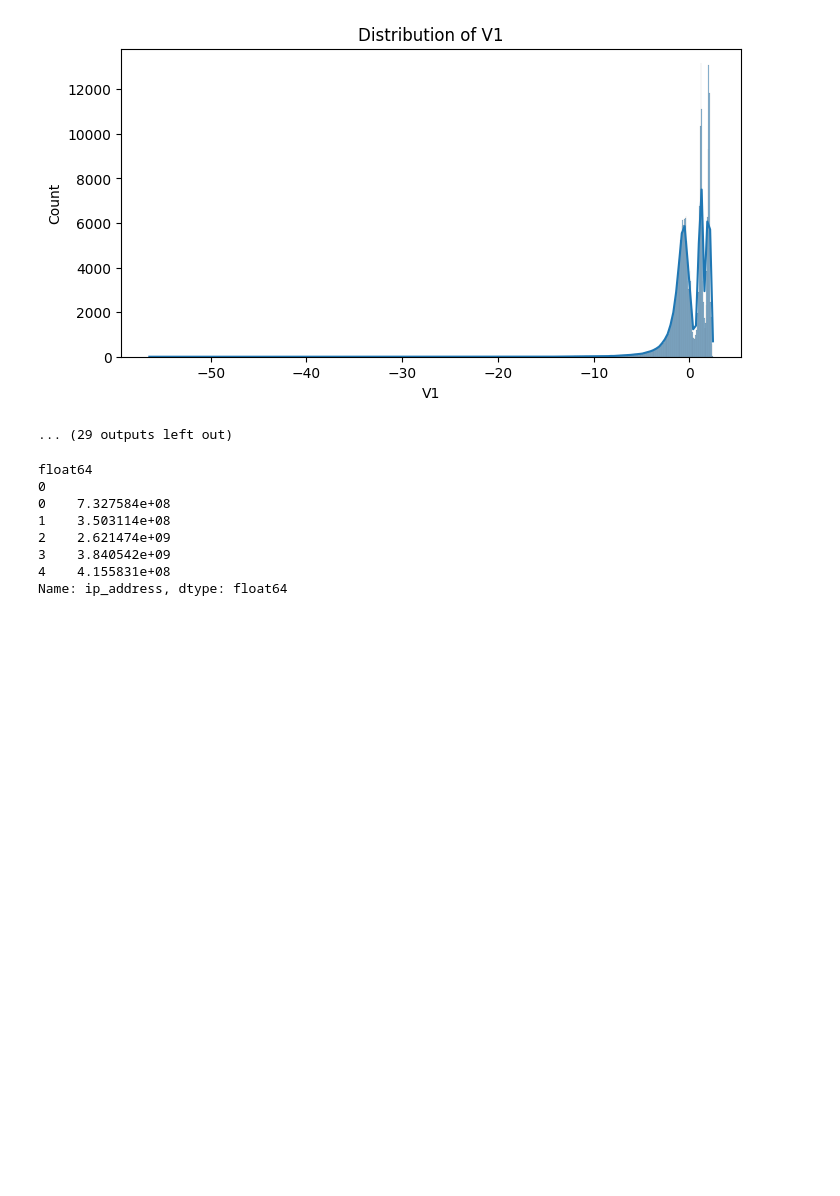
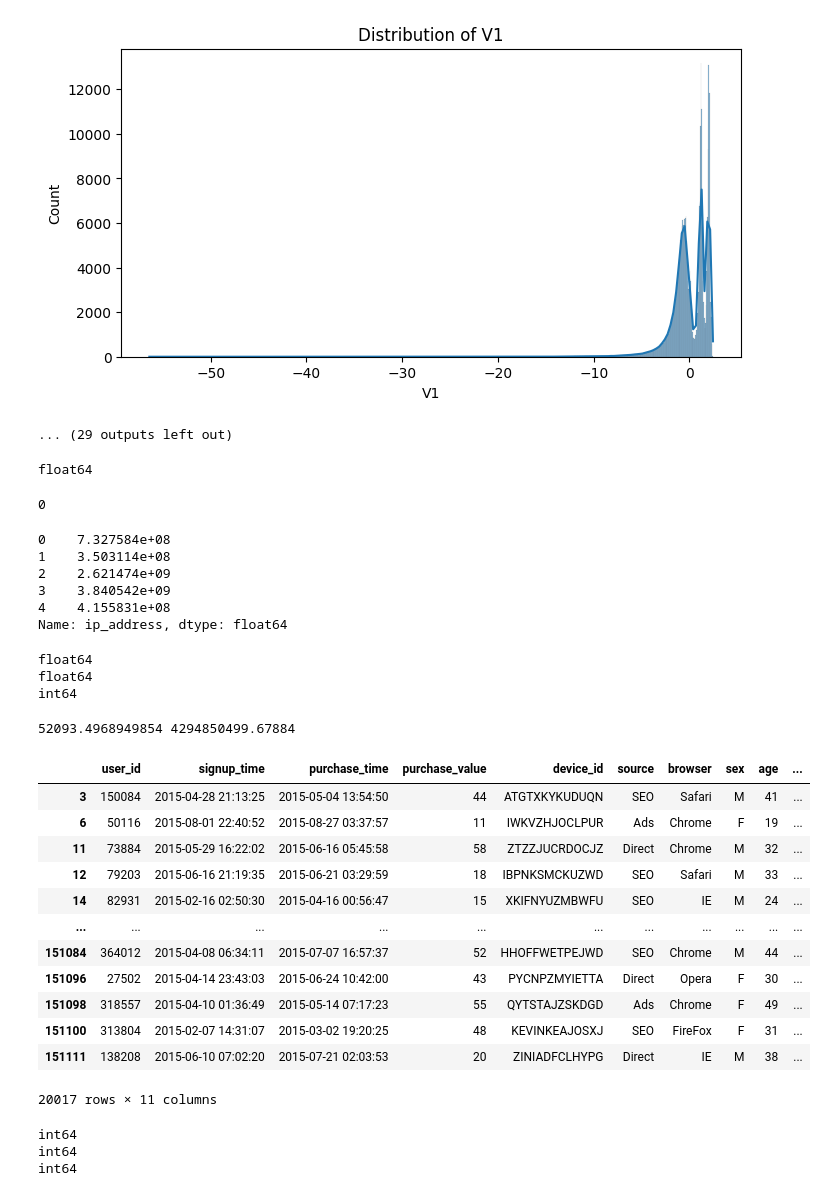
Before and after one commit to Tsebaot-Girma/fraud-detection-ml, a Jupyter notebook: notebooks/Data _Analysis.ipynb, the cells around one changed output. Drawn from its saved outputs; the diff is of its cells as text; code cells hidden in the pictures; blank space fills up the shorter version.

```diff
--- a/notebooks/Data _Analysis.ipynb
+++ b/notebooks/Data _Analysis.ipynb
@@ -75,18 +129,52 @@ perform_eda(creditcard_data)
 # %%
 # Check the data type of the ip_address column
 print(fraud_data['ip_address'].dtype)
-
-# Check for missing values
-print(fraud_data['ip_address'].isnull().sum())
-
-# Display sample values
-print(fraud_data['ip_address'].head())
 # %% [output]
 float64
-0
-0    7.327584e+08
-1    3.503114e+08
-2    2.621474e+09
-3    3.840542e+09
-4    4.155831e+08
-Name: ip_address, dtype: float64
+# %%
+
+# Check for missing values
+print(fraud_data['ip_address'].isnull().sum())
+# %% [output]
+0
+# %%
+
+# Display sample values
+print(fraud_data['ip_address'].head())
+# %% [output]
+0    7.327584e+08
+1    3.503114e+08
+2    2.621474e+09
+3    3.840542e+09
+4    4.155831e+08
+Name: ip_address, dtype: float64
+# %%
+print(fraud_data['ip_address'].dtype)
+print(ip_country['lower_bound_ip_address'].dtype)
+print(ip_country['upper_bound_ip_address'].dtype)
+# %% [output]
+float64
+float64
+int64
+# %%
+print(fraud_data['ip_address'].min(), fraud_data['ip_address'].max())
+# %% [output]
+52093.4968949854 4294850499.67884
+# %%
+# Find IP addresses that fall below the minimum or above the maximum bounds
+fraud_data[(fraud_data['ip_address'] < ip_country['lower_bound_ip_address'].min()) |
+                  (fraud_data['ip_address'] > ip_country['upper_bound_ip_address'].max())]
+# %% [output]
+|  | user_id | signup_time | purchase_time | purchase_value | device_id | source | browser | sex | age | ... |
+| 3 | 150084 | 2015-04-28 21:13:25 | 2015-05-04 13:54:50 | 44 | ATGTXKYKUDUQN | SEO | Safari | M | 41 | ... |
+| 6 | 50116 | 2015-08-01 22:40:52 | 2015-08-27 03:37:57 | 11 | IWKVZHJOCLPUR | Ads | Chrome | F | 19 | ... |
+| 11 | 73884 | 2015-05-29 16:22:02 | 2015-06-16 05:45:58 | 58 | ZTZZJUCRDOCJZ | Direct | Chrome | M | 32 | ... |
+| 12 | 79203 | 2015-06-16 21:19:35 | 2015-06-21 03:29:59 | 18 | IBPNKSMCKUZWD | SEO | Safari | M | 33 | ... |
+| 14 | 82931 | 2015-02-16 02:50:30 | 2015-04-16 00:56:47 | 15 | XKIFNYUZMBWFU | SEO | IE | M | 24 | ... |
+| ... | ... | ... | ... | ... | ... | ... | ... | ... | ... | ... |
+| 151084 | 364012 | 2015-04-08 06:34:11 | 2015-07-07 16:57:37 | 52 | HHOFFWETPEJWD | SEO | Chrome | M | 44 | ... |
+| 151096 | 27502 | 2015-04-14 23:43:03 | 2015-06-24 10:42:00 | 43 | PYCNPZMYIETTA | Direct | Opera | F | 30 | ... |
+| 151098 | 318557 | 2015-04-10 01:36:49 | 2015-05-14 07:17:23 | 55 | QYTSTAJZSKDGD | Ads | Chrome | F | 49 | ... |
+| 151100 | 313804 | 2015-02-07 14:31:07 | 2015-03-02 19:20:25 | 48 | KEVINKEAJOSXJ | SEO | FireFox | F | 31 | ... |
+| 151111 | 138208 | 2015-06-10 07:02:20 | 2015-07-21 02:03:53 | 20 | ZINIADFCLHYPG | Direct | IE | M | 38 | ... |
+20017 rows × 11 columns
@@ -92,0 +184,8 @@ Name: ip_address, dtype: float64
+# %%
+print(fraud_data['ip_address'].dtype)
+print(ip_country['lower_bound_ip_address'].dtype)
+print(ip_country['upper_bound_ip_address'].dtype)
+# %% [output]
+int64
+int64
+int64
```
Also changed, not shown: parts of 18 cells of this notebook.
